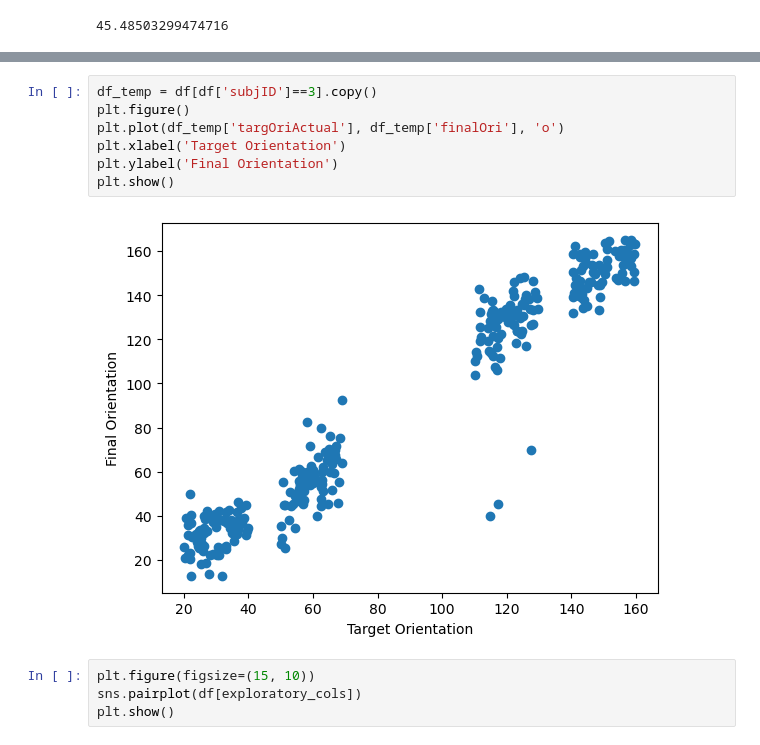
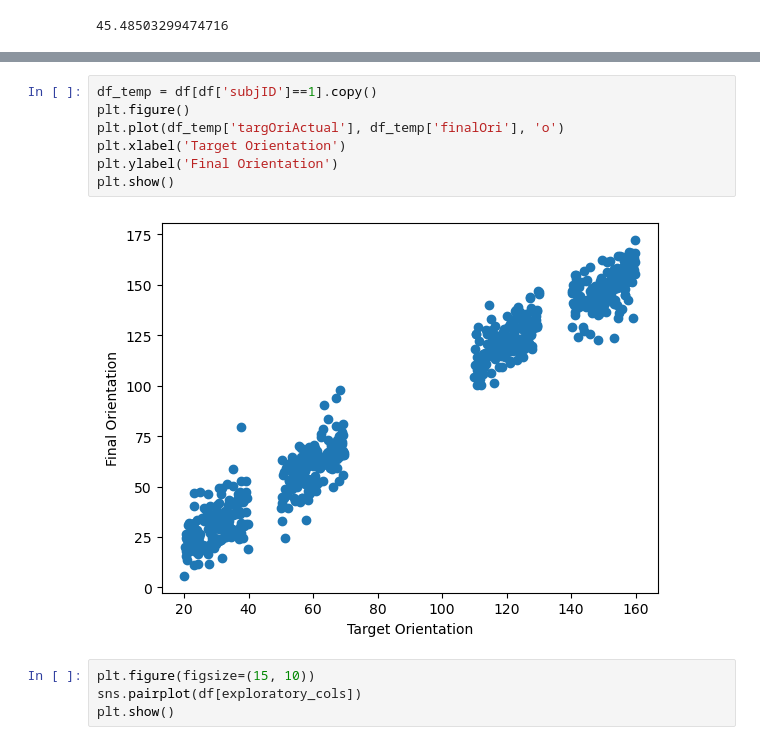
Before and after one commit to mindemory/srh_ori, a Jupyter notebook: oriAnalysis/analyzeBehav/behavAnalysis.ipynb, the cells around one changed output, grey strips where cells are left out. Drawn from its saved outputs; the diff is of its cells as text.

```diff
--- a/oriAnalysis/analyzeBehav/behavAnalysis.ipynb
+++ b/oriAnalysis/analyzeBehav/behavAnalysis.ipynb
@@ -143,12 +144,12 @@ plt.show()
 # %%
-df_temp = df[df['subjID']==3].copy()
+df_temp = df[df['subjID']==1].copy()
 plt.figure()
 plt.plot(df_temp['targOriActual'], df_temp['finalOri'], 'o')
 plt.xlabel('Target Orientation')
 plt.ylabel('Final Orientation')
 plt.show()
 # %% [output]
-[figure, old version]
+[figure, new version]
 # %%
 plt.figure(figsize=(15, 10))
 sns.pairplot(df[exploratory_cols])
```
Also changed, not shown: parts of 7 cells of this notebook, 1 other file.
